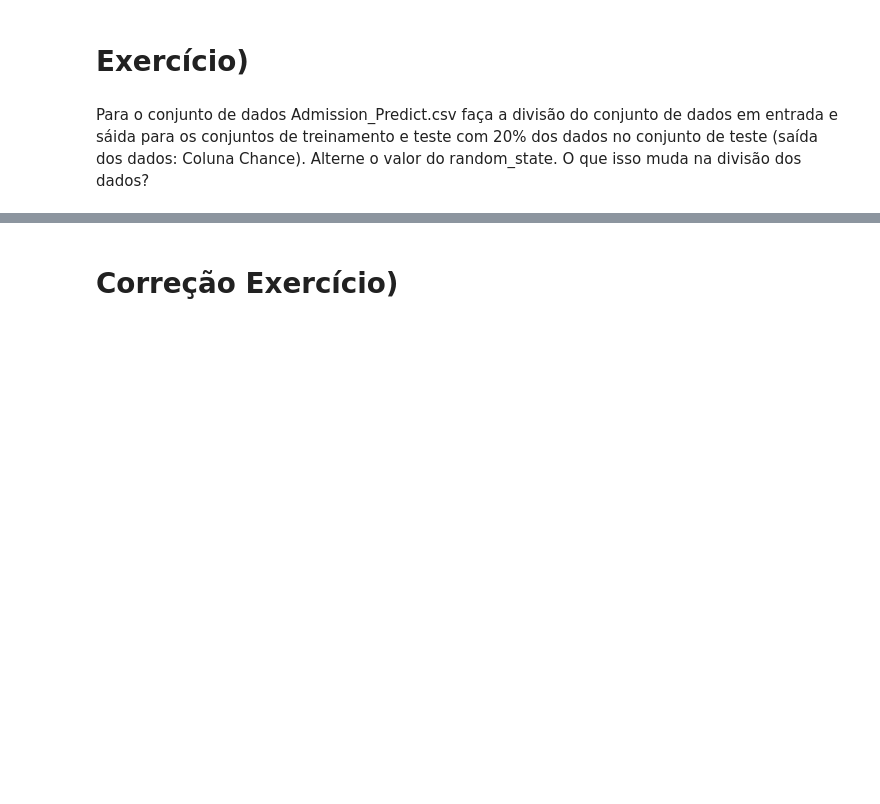
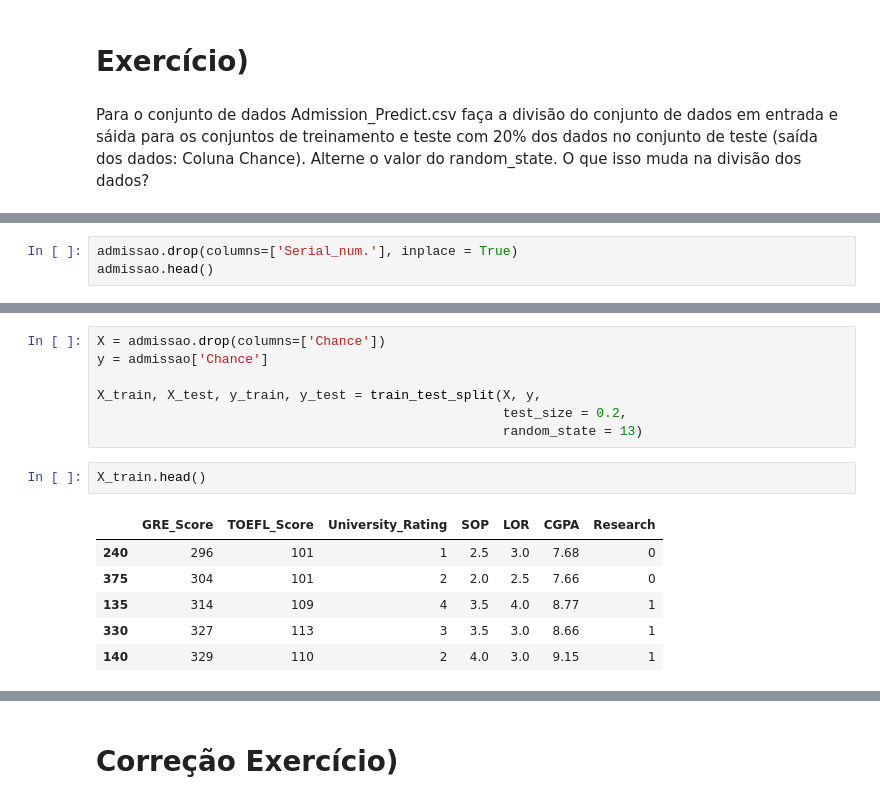
Before and after one commit to MatheusNespolo/IA-MachineLearning, a Jupyter notebook: ITI/Aula03/Notebooks/2.2 Divisão do conjunto de dados.ipynb, the cells around one changed output, grey strips where cells are left out. Saved outputs shown, nothing was run; the diff lists cells and outputs as text; blank space fills up the shorter version.

```diff
--- a/ITI/Aula03/Notebooks/2.2 Divisão do conjunto de dados.ipynb
+++ b/ITI/Aula03/Notebooks/2.2 Divisão do conjunto de dados.ipynb
@@ -214,0 +228,3 @@ Para o conjunto de dados Admission_Predict.csv faça a divisão do conjunto de d
+# %%
+admissao.drop(columns=['Serial_num.'], inplace = True)
+admissao.head()
@@ -214,0 +238,16 @@ Para o conjunto de dados Admission_Predict.csv faça a divisão do conjunto de d
+# %%
+X = admissao.drop(columns=['Chance'])
+y = admissao['Chance']
+
+X_train, X_test, y_train, y_test = train_test_split(X, y,
+                                                    test_size = 0.2,
+                                                    random_state = 13)
+# %%
+X_train.head()
+# %% [output]
+|  | GRE_Score | TOEFL_Score | University_Rating | SOP | LOR | CGPA | Research |
+| 240 | 296 | 101 | 1 | 2.5 | 3.0 | 7.68 | 0 |
+| 375 | 304 | 101 | 2 | 2.0 | 2.5 | 7.66 | 0 |
+| 135 | 314 | 109 | 4 | 3.5 | 4.0 | 8.77 | 1 |
+| 330 | 327 | 113 | 3 | 3.5 | 3.0 | 8.66 | 1 |
+| 140 | 329 | 110 | 2 | 4.0 | 3.0 | 9.15 | 1 |
```
Also changed, not shown: parts of 9 cells of this notebook.
